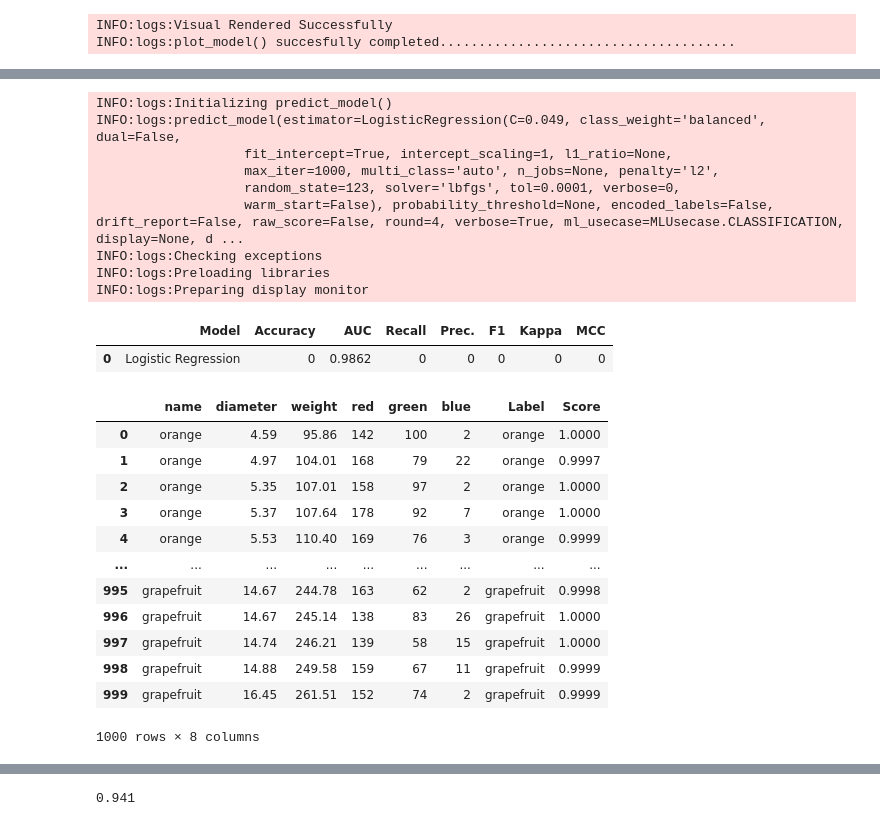
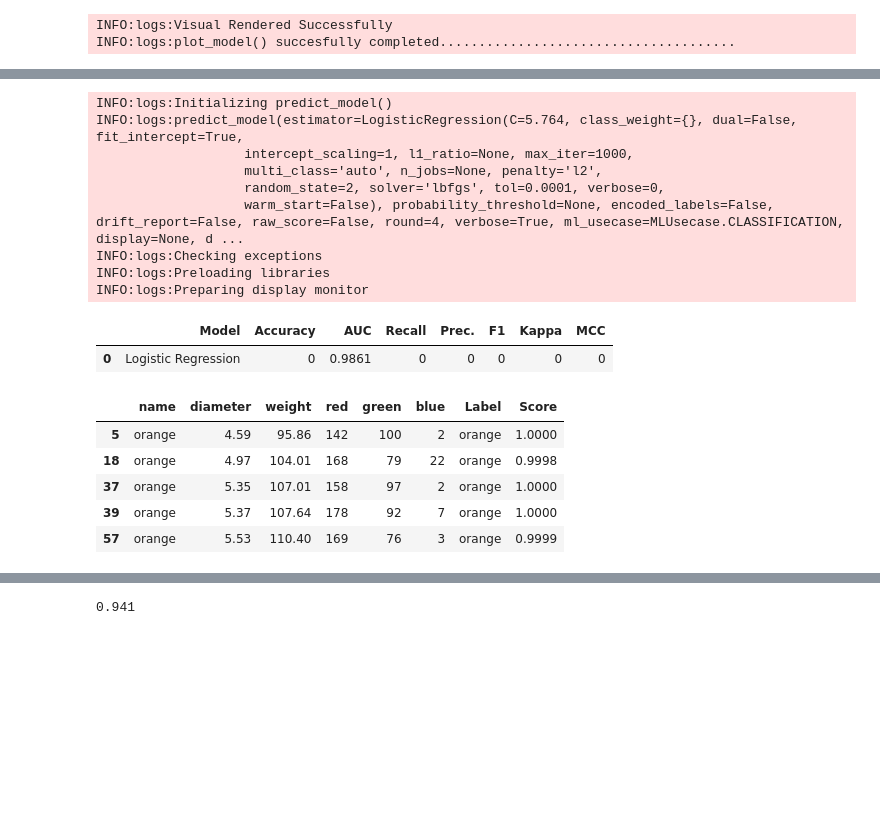
Before and after one commit to Dhanasree-Rajamani/Data_Mining_Article_and_Assignments, a Jupyter notebook: Binary_classification.ipynb, the cells around one changed output, grey strips where cells are left out. Drawn from its saved outputs; the diff is of its cells as text; code cells hidden in the pictures; blank space fills up the shorter version.

```diff
--- a/Binary_classification.ipynb
+++ b/Binary_classification.ipynb
@@ -34,11 +29,8 @@ version()
 from pycaret.datasets import get_data
 import pandas as pd
 # %%
-file = ('citrus.csv')
-
+file = '/content/drive/MyDrive/DataMining_Datasets/citrus.csv'
 data = pd.read_csv(file)
-
-# displaying the contents of the XLSX file
-data.head()
+data.tail()
 # %% [output]
 |  | name | diameter | weight | red | green | blue |
@@ -65,8 +57,10 @@ data.shape
 # %%
 data_set = data.sample(frac = 0.90, random_state=786)
 data_unseen = data.drop(data_set.index)
-data.reset_index(inplace=True, drop=True)
-data_unseen.reset_index(inplace = True, drop = True)
+
+#data.reset_index(inplace=True, drop=True)
+#data_unseen.reset_index(inplace = True, drop = True)
+
 print("data for modelling "+str(data_set.shape))
 print("unseen data for predictions "+str(data_unseen.shape))
 # %% [output]
@@ -301,29 +292,22 @@ RidgeClassifier(alpha=1.0, class_weight=None, copy_X=True, fit_intercept=True,
 # %%
 pred_body_perf = predict_model(tuned_lr, data = data_unseen)
-pred_body_perf
+pred_body_perf.head()
 # %% [output]
 INFO:logs:Initializing predict_model()
-INFO:logs:predict_model(estimator=LogisticRegression(C=0.049, class_weight='balanced', dual=False,
-                   fit_intercept=True, intercept_scaling=1, l1_ratio=None,
-                   max_iter=1000, multi_class='auto', n_jobs=None, penalty='l2',
-                   random_state=123, solver='lbfgs', tol=0.0001, verbose=0,
+INFO:logs:predict_model(estimator=LogisticRegression(C=5.764, class_weight={}, dual=False, fit_intercept=True,
+                   intercept_scaling=1, l1_ratio=None, max_iter=1000,
+                   multi_class='auto', n_jobs=None, penalty='l2',
+                   random_state=2, solver='lbfgs', tol=0.0001, verbose=0,
                    warm_start=False), probability_threshold=None, encoded_labels=False, drift_report=False, raw_score=False, round=4, verbose=True, ml_usecase=MLUsecase.CLASSIFICATION, display=None, d ...
 INFO:logs:Checking exceptions
 INFO:logs:Preloading libraries
 INFO:logs:Preparing display monitor
 |  | Model | Accuracy | AUC | Recall | Prec. | F1 | Kappa | MCC |
-| 0 | Logistic Regression | 0 | 0.9862 | 0 | 0 | 0 | 0 | 0 |
+| 0 | Logistic Regression | 0 | 0.9861 | 0 | 0 | 0 | 0 | 0 |
 |  | name | diameter | weight | red | green | blue | Label | Score |
-| 0 | orange | 4.59 | 95.86 | 142 | 100 | 2 | orange | 1.0000 |
-| 1 | orange | 4.97 | 104.01 | 168 | 79 | 22 | orange | 0.9997 |
-| 2 | orange | 5.35 | 107.01 | 158 | 97 | 2 | orange | 1.0000 |
-| 3 | orange | 5.37 | 107.64 | 178 | 92 | 7 | orange | 1.0000 |
-| 4 | orange | 5.53 | 110.40 | 169 | 76 | 3 | orange | 0.9999 |
-| ... | ... | ... | ... | ... | ... | ... | ... | ... |
-| 995 | grapefruit | 14.67 | 244.78 | 163 | 62 | 2 | grapefruit | 0.9998 |
-| 996 | grapefruit | 14.67 | 245.14 | 138 | 83 | 26 | grapefruit | 1.0000 |
-| 997 | grapefruit | 14.74 | 246.21 | 139 | 58 | 15 | grapefruit | 1.0000 |
-| 998 | grapefruit | 14.88 | 249.58 | 159 | 67 | 11 | grapefruit | 0.9999 |
-| 999 | grapefruit | 16.45 | 261.51 | 152 | 74 | 2 | grapefruit | 0.9999 |
+| 5 | orange | 4.59 | 95.86 | 142 | 100 | 2 | orange | 1.0000 |
+| 18 | orange | 4.97 | 104.01 | 168 | 79 | 22 | orange | 0.9998 |
+| 37 | orange | 5.35 | 107.01 | 158 | 97 | 2 | orange | 1.0000 |
+| 39 | orange | 5.37 | 107.64 | 178 | 92 | 7 | orange | 1.0000 |
+| 57 | orange | 5.53 | 110.40 | 169 | 76 | 3 | orange | 0.9999 |
-1000 rows × 8 columns
 # %%
```
Also changed, not shown: parts of 26 cells of this notebook.
